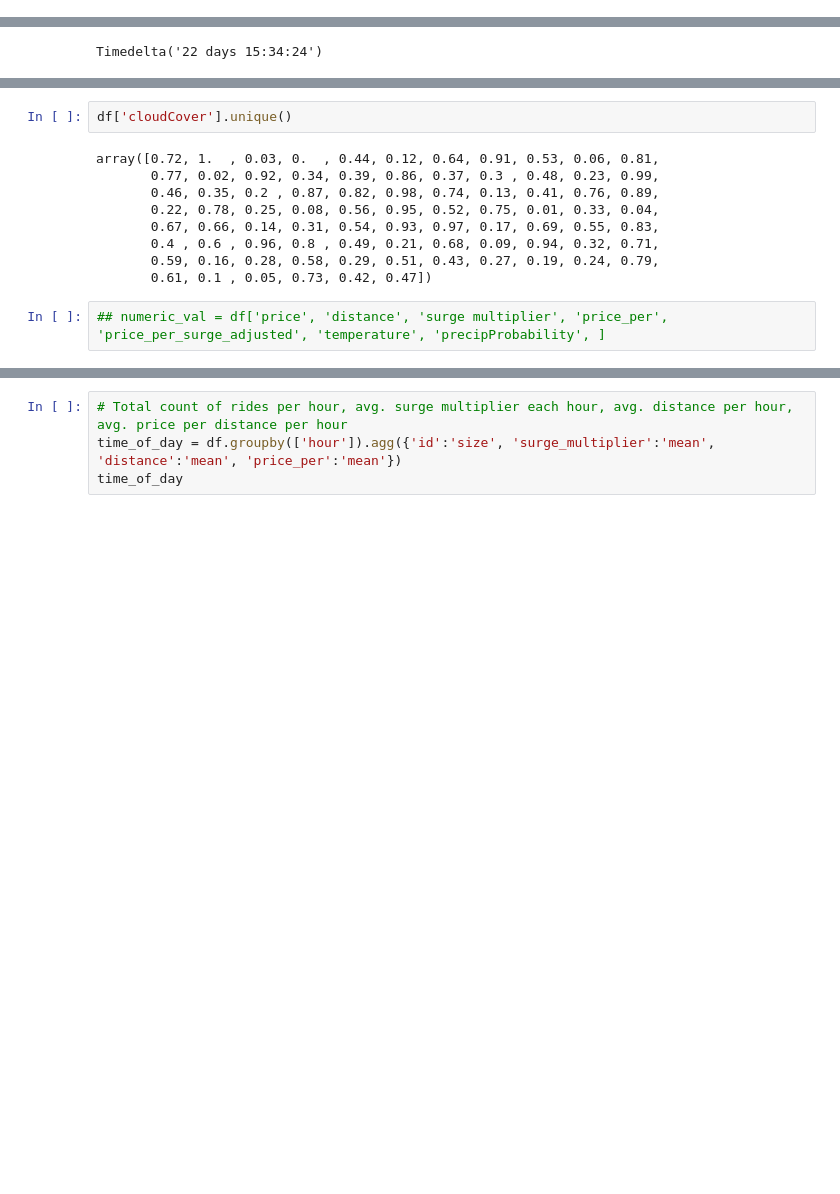
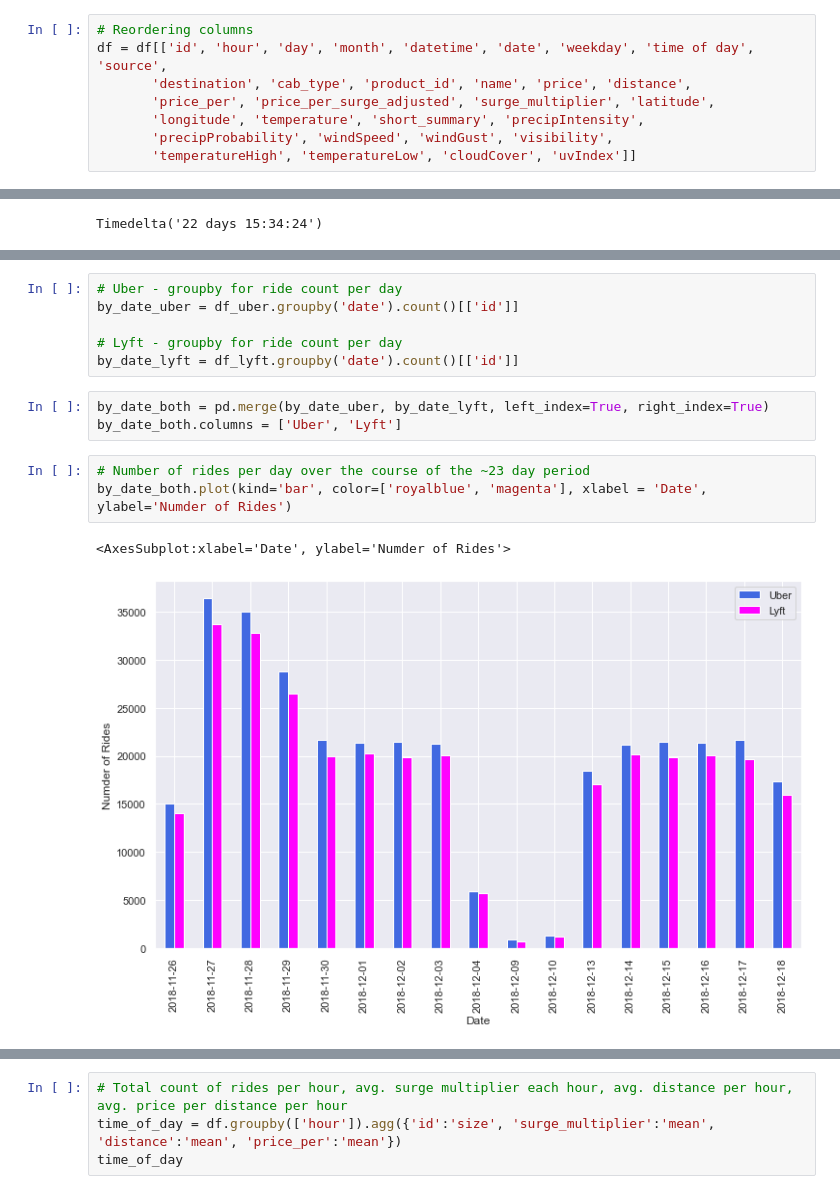
Before and after one commit to bburkey0425/rideshare_proj_DSA, a Jupyter notebook: Downloads/python_proj_rideshare/python_proj_rideshare.ipynb, the cells around one changed output, grey strips where cells are left out. Saved outputs shown, nothing was run; the diff lists cells and outputs as text; blank space fills up the shorter version.

```diff
--- a/Downloads/python_proj_rideshare/python_proj_rideshare.ipynb
+++ b/Downloads/python_proj_rideshare/python_proj_rideshare.ipynb
@@ -105,0 +176,8 @@ df[['price_per_surge_adjusted)']]
+# %%
+# Reordering columns
+df = df[['id', 'hour', 'day', 'month', 'datetime', 'date', 'weekday', 'time of day', 'source',
+       'destination', 'cab_type', 'product_id', 'name', 'price', 'distance',
+       'price_per', 'price_per_surge_adjusted', 'surge_multiplier', 'latitude',
+       'longitude', 'temperature', 'short_summary', 'precipIntensity',
+       'precipProbability', 'windSpeed', 'windGust', 'visibility',
+       'temperatureHigh', 'temperatureLow', 'cloudCover', 'uvIndex']]
@@ -196,14 +250,16 @@ Index(['id', 'hour', 'day', 'month', 'datetime', 'source', 'destination',
       dtype='object')
-# %%
-df['cloudCover'].unique()
-# %% [output]
-array([0.72, 1.  , 0.03, 0.  , 0.44, 0.12, 0.64, 0.91, 0.53, 0.06, 0.81,
-       0.77, 0.02, 0.92, 0.34, 0.39, 0.86, 0.37, 0.3 , 0.48, 0.23, 0.99,
-       0.46, 0.35, 0.2 , 0.87, 0.82, 0.98, 0.74, 0.13, 0.41, 0.76, 0.89,
-       0.22, 0.78, 0.25, 0.08, 0.56, 0.95, 0.52, 0.75, 0.01, 0.33, 0.04,
-       0.67, 0.66, 0.14, 0.31, 0.54, 0.93, 0.97, 0.17, 0.69, 0.55, 0.83,
-       0.4 , 0.6 , 0.96, 0.8 , 0.49, 0.21, 0.68, 0.09, 0.94, 0.32, 0.71,
-       0.59, 0.16, 0.28, 0.58, 0.29, 0.51, 0.43, 0.27, 0.19, 0.24, 0.79,
-       0.61, 0.1 , 0.05, 0.73, 0.42, 0.47])
-# %%
-## numeric_val = df['price', 'distance', 'surge multiplier', 'price_per', 'price_per_surge_adjusted', 'temperature', 'precipProbability', ]
+# %%
+# Uber - groupby for ride count per day
+by_date_uber = df_uber.groupby('date').count()[['id']]
+
+# Lyft - groupby for ride count per day
+by_date_lyft = df_lyft.groupby('date').count()[['id']]
+# %%
+by_date_both = pd.merge(by_date_uber, by_date_lyft, left_index=True, right_index=True)
+by_date_both.columns = ['Uber', 'Lyft']
+# %%
+# Number of rides per day over the course of the ~23 day period
+by_date_both.plot(kind='bar', color=['royalblue', 'magenta'], xlabel = 'Date', ylabel='Numder of Rides')
+# %% [output]
+<AxesSubplot:xlabel='Date', ylabel='Numder of Rides'>
+[figure, added]
```
Also changed, not shown: parts of 65 cells of this notebook.
